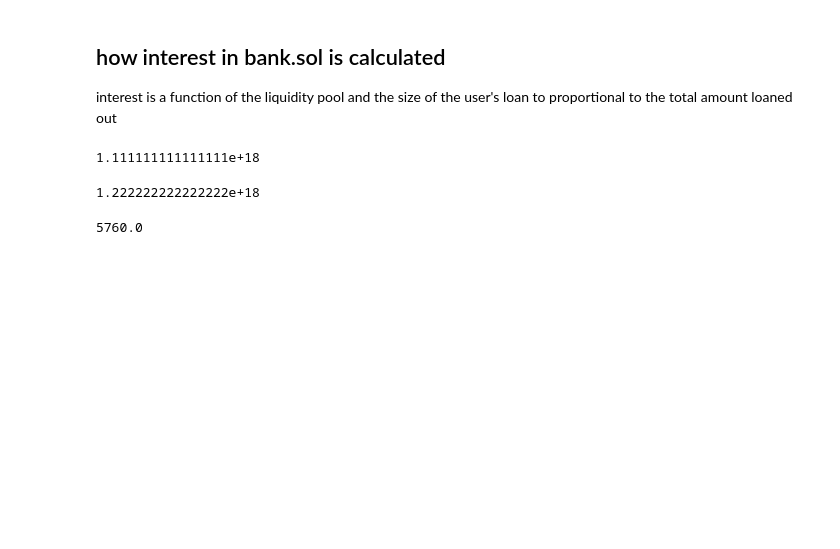
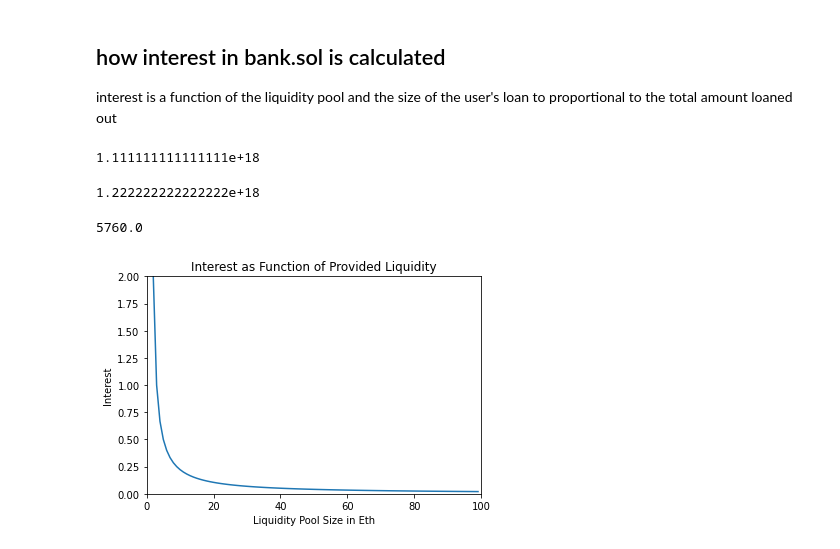
Before and after one commit to captian210/defiBank, a Jupyter notebook: interest.ipynb, the cells around one changed output. Saved outputs shown, nothing was run; the diff lists cells and outputs as text; code cells hidden in the pictures; blank space fills up the shorter version.

```diff
--- a/interest.ipynb
+++ b/interest.ipynb
@@ -52,0 +105,11 @@ print(paymentDue)
+# %%
+x1 = np.arange(0, 100, 1)
+y1 = liquidityPool(x1)
+plt.plot(x1, y1)
+plt.axis([0, 100, 0, 2])
+plt.title("Interest as Function of Provided Liquidity")
+plt.xlabel("Liquidity Pool Size in Eth")
+plt.ylabel("Interest")
+plt.show()
+# %% [output]
+[figure, added]
```
Also changed, not shown: parts of 4 cells of this notebook.
